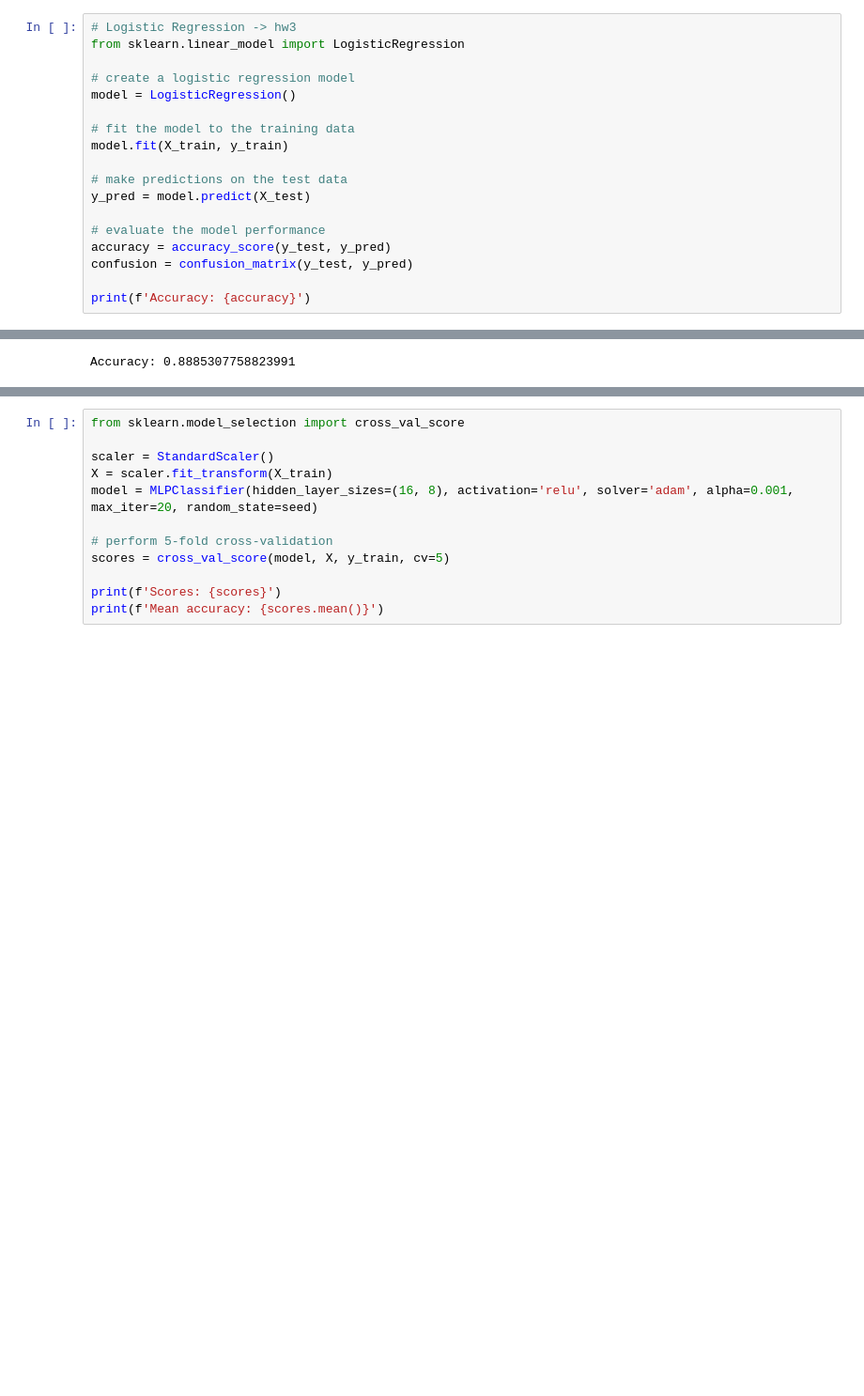
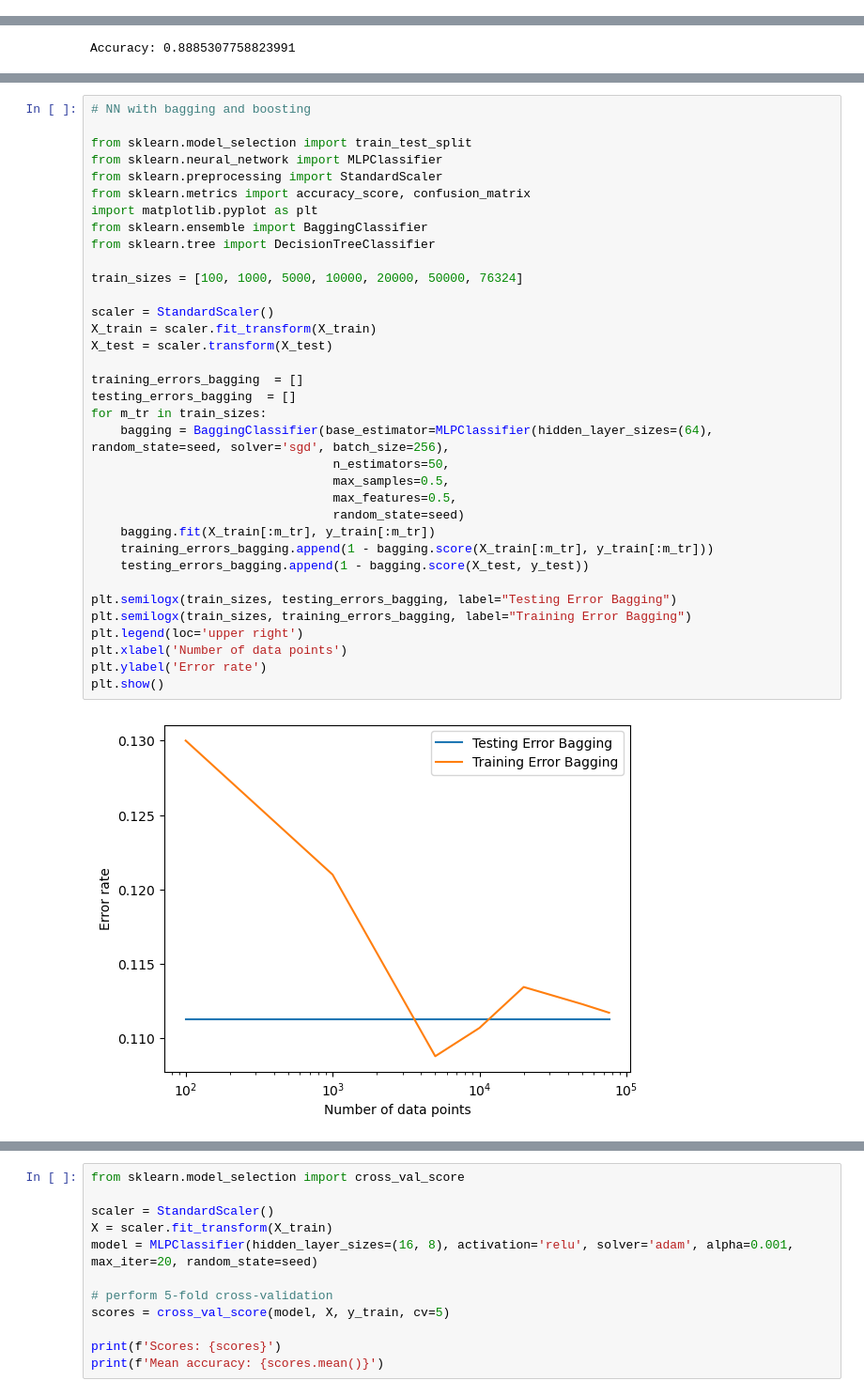
Before and after one commit to nikitamalinov/-Diabetes-130-US-hospitals-dataset, a Jupyter notebook: cs178-project.ipynb, the cells around one changed output, grey strips where cells are left out. Shown: that part at 94% size. Saved outputs shown, nothing was run; the diff lists cells and outputs as text; blank space fills up the shorter version.

Commit message:
added bagging ensemble

```diff
--- a/cs178-project.ipynb
+++ b/cs178-project.ipynb
@@ -54,21 +54,3 @@ X = diabetic_data.drop(columns=['readmitted'])
 Y = diabetic_data['readmitted']
 
 X_train, X_test, y_train, y_test = train_test_split(X, Y, test_size=0.25, random_state=seed)
-# %%
-# Logistic Regression -> hw3
-from sklearn.linear_model import LogisticRegression
-
-# create a logistic regression model
-model = LogisticRegression()
-
-# fit the model to the training data
-model.fit(X_train, y_train)
-
-# make predictions on the test data
-y_pred = model.predict(X_test)
-
-# evaluate the model performance
-accuracy = accuracy_score(y_test, y_pred)
-confusion = confusion_matrix(y_test, y_pred)
-
-print(f'Accuracy: {accuracy}')
@@ -139,6 +111,43 @@ plt.ylabel('Error rate')
 plt.show()
 # %% [output]
 [figure]
+# %%
+# NN with bagging and boosting
+
+from sklearn.model_selection import train_test_split
+from sklearn.neural_network import MLPClassifier
+from sklearn.preprocessing import StandardScaler
+from sklearn.metrics import accuracy_score, confusion_matrix
+import matplotlib.pyplot as plt
+from sklearn.ensemble import BaggingClassifier
+from sklearn.tree import DecisionTreeClassifier
+
+train_sizes = [100, 1000, 5000, 10000, 20000, 50000, 76324]
+
+scaler = StandardScaler()
+X_train = scaler.fit_transform(X_train)
+X_test = scaler.transform(X_test)
+
+training_errors_bagging  = []
+testing_errors_bagging  = []
+for m_tr in train_sizes:
+    bagging = BaggingClassifier(base_estimator=MLPClassifier(hidden_layer_sizes=(64), random_state=seed, solver='sgd', batch_size=256),
+                                 n_estimators=50,
+                                 max_samples=0.5,
+                                 max_features=0.5,
+                                 random_state=seed)
+    bagging.fit(X_train[:m_tr], y_train[:m_tr])
+    training_errors_bagging.append(1 - bagging.score(X_train[:m_tr], y_train[:m_tr]))
+    testing_errors_bagging.append(1 - bagging.score(X_test, y_test))
+
+plt.semilogx(train_sizes, testing_errors_bagging, label="Testing Error Bagging")
+plt.semilogx(train_sizes, training_errors_bagging, label="Training Error Bagging")
+plt.legend(loc='upper right')
+plt.xlabel('Number of data points')
+plt.ylabel('Error rate')
+plt.show()
+# %% [output]
+[figure, added]
 # %%
 # Optimization Curves
 learning_rates = [0.0005, 0.001, 0.005, 0.01]
```
Also changed, not shown: parts of 6 cells of this notebook.
